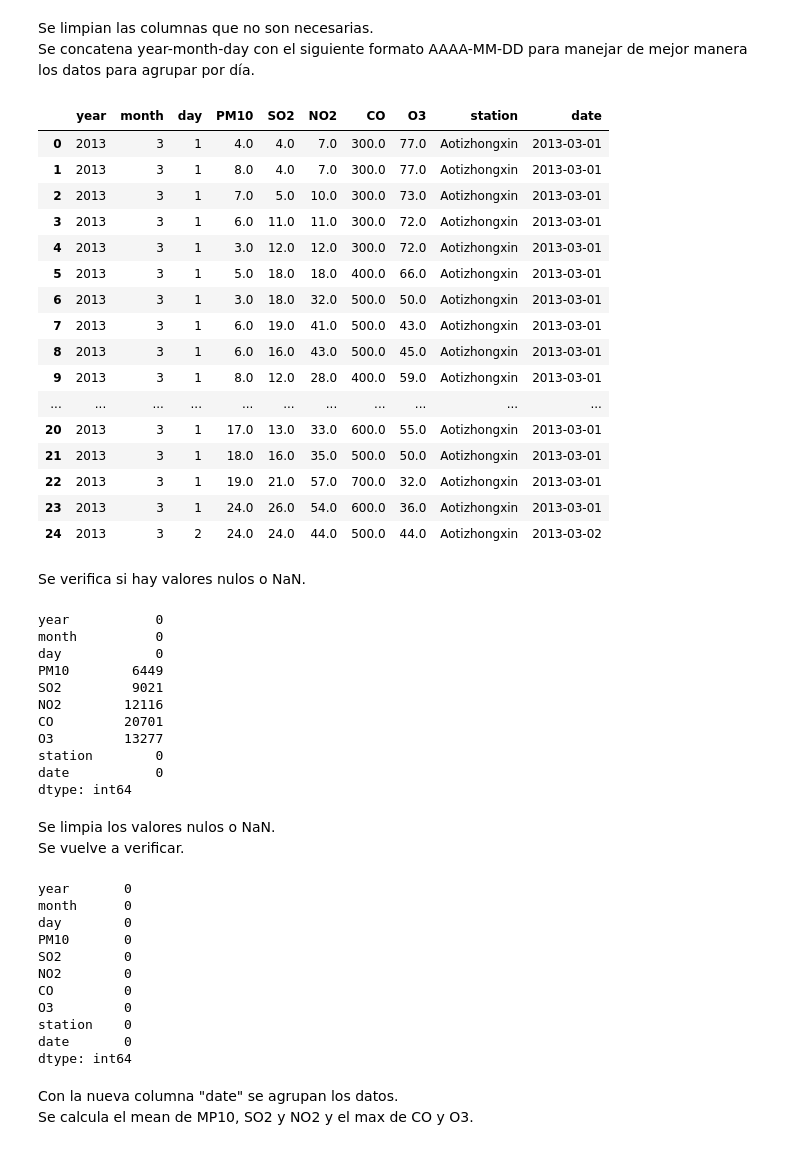
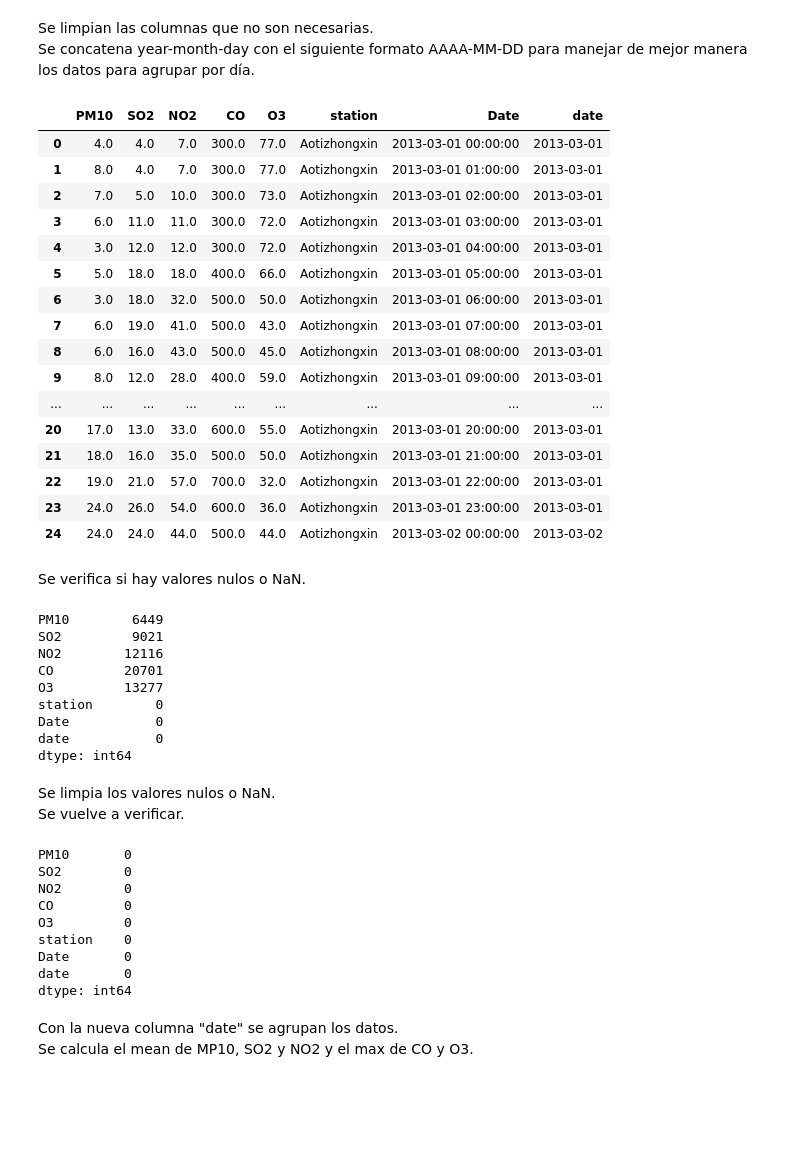
Before and after one commit to JHyel2015/Proyecto2_1B_2023A, a Jupyter notebook: notebooks/Proyecto2B.ipynb, the cells around one changed output. Drawn from its saved outputs; the diff is of its cells as text; code cells hidden in the pictures; blank space fills up the shorter version.

```diff
--- a/notebooks/Proyecto2B.ipynb
+++ b/notebooks/Proyecto2B.ipynb
@@ -97,50 +99,48 @@ df.shape
 Se limpian las columnas que no son necesarias.
 Se concatena year-month-day con el siguiente formato AAAA-MM-DD para manejar de mejor manera los datos para agrupar por día.
 # %%
-df = df.drop(columns=['No','hour','PM2.5','TEMP','PRES','DEWP','RAIN','wd','WSPM'], errors='ignore')
+df = df.drop(columns=['No','PM2.5','TEMP','PRES','DEWP','RAIN','wd','WSPM'], errors='ignore')
 
 combine_lambda = lambda x: '{}-{:02d}-{:02d}'.format(x.year, x.month, x.day)
 
-# df['date'] = df['year'].astype(str) + '-' + df['month'].astype(str)
+df['dateInt']=df['year'].astype(str) + df['month'].astype(str).str.zfill(2)+ df['day'].astype(str).str.zfill(2)+df['hour'].astype(str).str.zfill(2)
+df['Date'] = pd.to_datetime(df['dateInt'], format='%Y%m%d%H')
+df['dateInt']=df['year'].astype(str) + df['month'].astype(str).str.zfill(2)+ df['day'].astype(str).str.zfill(2)
+df['date'] = pd.to_datetime(df['dateInt'], format='%Y%m%d')
 
-df['date'] = df.apply(combine_lambda, axis = 1)
-df['date'] = pd.to_datetime(df['date'], format='%Y-%m-%d')
-
-# df = df.drop(columns=['year','month','day'], errors='ignore')
+df = df.drop(columns=['year','month','day','hour','dateInt'], errors='ignore')
 
 df.head(25)
 # %% [output]
-|  | year | month | day | PM10 | SO2 | NO2 | CO | O3 | station | date |
-| 0 | 2013 | 3 | 1 | 4.0 | 4.0 | 7.0 | 300.0 | 77.0 | Aotizhongxin | 2013-03-01 |
-| 1 | 2013 | 3 | 1 | 8.0 | 4.0 | 7.0 | 300.0 | 77.0 | Aotizhongxin | 2013-03-01 |
-| 2 | 2013 | 3 | 1 | 7.0 | 5.0 | 10.0 | 300.0 | 73.0 | Aotizhongxin | 2013-03-01 |
-| 3 | 2013 | 3 | 1 | 6.0 | 11.0 | 11.0 | 300.0 | 72.0 | Aotizhongxin | 2013-03-01 |
-| 4 | 2013 | 3 | 1 | 3.0 | 12.0 | 12.0 | 300.0 | 72.0 | Aotizhongxin | 2013-03-01 |
-| 5 | 2013 | 3 | 1 | 5.0 | 18.0 | 18.0 | 400.0 | 66.0 | Aotizhongxin | 2013-03-01 |
-| 6 | 2013 | 3 | 1 | 3.0 | 18.0 | 32.0 | 500.0 | 50.0 | Aotizhongxin | 2013-03-01 |
-| 7 | 2013 | 3 | 1 | 6.0 | 19.0 | 41.0 | 500.0 | 43.0 | Aotizhongxin | 2013-03-01 |
-| 8 | 2013 | 3 | 1 | 6.0 | 16.0 | 43.0 | 500.0 | 45.0 | Aotizhongxin | 2013-03-01 |
-| 9 | 2013 | 3 | 1 | 8.0 | 12.0 | 28.0 | 400.0 | 59.0 | Aotizhongxin | 2013-03-01 |
-| ... | ... | ... | ... | ... | ... | ... | ... | ... | ... | ... |
-| 20 | 2013 | 3 | 1 | 17.0 | 13.0 | 33.0 | 600.0 | 55.0 | Aotizhongxin | 2013-03-01 |
-| 21 | 2013 | 3 | 1 | 18.0 | 16.0 | 35.0 | 500.0 | 50.0 | Aotizhongxin | 2013-03-01 |
-| 22 | 2013 | 3 | 1 | 19.0 | 21.0 | 57.0 | 700.0 | 32.0 | Aotizhongxin | 2013-03-01 |
-| 23 | 2013 | 3 | 1 | 24.0 | 26.0 | 54.0 | 600.0 | 36.0 | Aotizhongxin | 2013-03-01 |
-| 24 | 2013 | 3 | 2 | 24.0 | 24.0 | 44.0 | 500.0 | 44.0 | Aotizhongxin | 2013-03-02 |
+|  | PM10 | SO2 | NO2 | CO | O3 | station | Date | date |
+| 0 | 4.0 | 4.0 | 7.0 | 300.0 | 77.0 | Aotizhongxin | 2013-03-01 00:00:00 | 2013-03-01 |
+| 1 | 8.0 | 4.0 | 7.0 | 300.0 | 77.0 | Aotizhongxin | 2013-03-01 01:00:00 | 2013-03-01 |
+| 2 | 7.0 | 5.0 | 10.0 | 300.0 | 73.0 | Aotizhongxin | 2013-03-01 02:00:00 | 2013-03-01 |
+| 3 | 6.0 | 11.0 | 11.0 | 300.0 | 72.0 | Aotizhongxin | 2013-03-01 03:00:00 | 2013-03-01 |
+| 4 | 3.0 | 12.0 | 12.0 | 300.0 | 72.0 | Aotizhongxin | 2013-03-01 04:00:00 | 2013-03-01 |
+| 5 | 5.0 | 18.0 | 18.0 | 400.0 | 66.0 | Aotizhongxin | 2013-03-01 05:00:00 | 2013-03-01 |
+| 6 | 3.0 | 18.0 | 32.0 | 500.0 | 50.0 | Aotizhongxin | 2013-03-01 06:00:00 | 2013-03-01 |
+| 7 | 6.0 | 19.0 | 41.0 | 500.0 | 43.0 | Aotizhongxin | 2013-03-01 07:00:00 | 2013-03-01 |
+| 8 | 6.0 | 16.0 | 43.0 | 500.0 | 45.0 | Aotizhongxin | 2013-03-01 08:00:00 | 2013-03-01 |
+| 9 | 8.0 | 12.0 | 28.0 | 400.0 | 59.0 | Aotizhongxin | 2013-03-01 09:00:00 | 2013-03-01 |
+| ... | ... | ... | ... | ... | ... | ... | ... | ... |
+| 20 | 17.0 | 13.0 | 33.0 | 600.0 | 55.0 | Aotizhongxin | 2013-03-01 20:00:00 | 2013-03-01 |
+| 21 | 18.0 | 16.0 | 35.0 | 500.0 | 50.0 | Aotizhongxin | 2013-03-01 21:00:00 | 2013-03-01 |
+| 22 | 19.0 | 21.0 | 57.0 | 700.0 | 32.0 | Aotizhongxin | 2013-03-01 22:00:00 | 2013-03-01 |
+| 23 | 24.0 | 26.0 | 54.0 | 600.0 | 36.0 | Aotizhongxin | 2013-03-01 23:00:00 | 2013-03-01 |
+| 24 | 24.0 | 24.0 | 44.0 | 500.0 | 44.0 | Aotizhongxin | 2013-03-02 00:00:00 | 2013-03-02 |
 # %% [markdown]
 Se verifica si hay valores nulos o NaN.
 # %%
 df.isnull().sum()
 # %% [output]
-year           0
-month          0
-day            0
 PM10        6449
 SO2         9021
 NO2        12116
 CO         20701
 O3         13277
 station        0
+Date           0
 date           0
 dtype: int64
 # %% [markdown]
@@ -151,15 +151,13 @@ df = df.dropna()
 
 df.isnull().sum()
 # %% [output]
-year       0
-month      0
-day        0
 PM10       0
 SO2        0
 NO2        0
 CO         0
 O3         0
 station    0
+Date       0
 date       0
 dtype: int64
 # %% [markdown]
```
Also changed, not shown: parts of 28 cells of this notebook.
